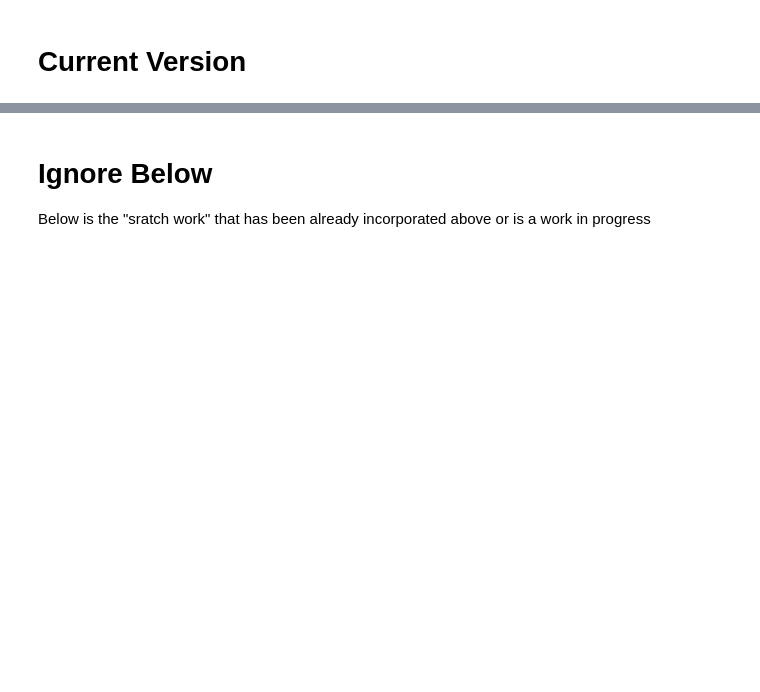
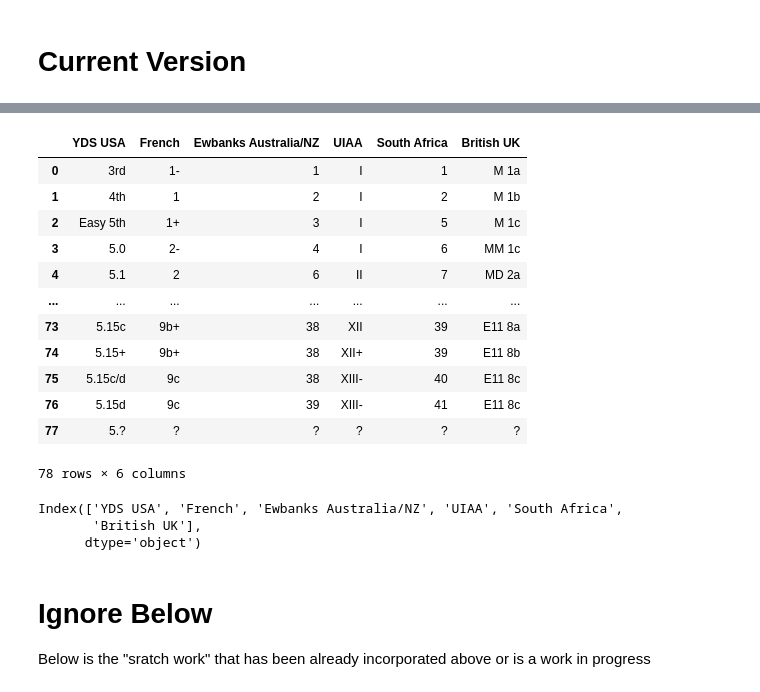
Before and after one commit to Tclack88/MountainProject, a Jupyter notebook: rp_os_pyramids.ipynb, the cells around one changed output, grey strips where cells are left out. Saved outputs shown, nothing was run; the diff lists cells and outputs as text; code cells hidden in the pictures; blank space fills up the shorter version.

Commit message:
update to include change in mountain project's grade chart

```diff
--- a/rp_os_pyramids.ipynb
+++ b/rp_os_pyramids.ipynb
@@ -319,3 +332,27 @@ P.show_pyramids((['trad'],['Solo'])) # input example -- tuple: (['boulder'],['Fl
+# %%
+grade_chart = pd.read_html("https://www.mountainproject.com/international-climbing-grades")
+grade_chart[0]
+# old_ropes = grade_chart[0].YDSUSA[:-1].to_list()
+# %% [output]
+|  | YDS USA | French | Ewbanks Australia/NZ | UIAA | South Africa | British UK |
+| 0 | 3rd | 1- | 1 | I | 1 | M 1a |
+| 1 | 4th | 1 | 2 | I | 2 | M 1b |
+| 2 | Easy 5th | 1+ | 3 | I | 5 | M 1c |
+| 3 | 5.0 | 2- | 4 | I | 6 | MM 1c |
+| 4 | 5.1 | 2 | 6 | II | 7 | MD 2a |
+| ... | ... | ... | ... | ... | ... | ... |
+| 73 | 5.15c | 9b+ | 38 | XII | 39 | E11 8a |
+| 74 | 5.15+ | 9b+ | 38 | XII+ | 39 | E11 8b |
+| 75 | 5.15c/d | 9c | 38 | XIII- | 40 | E11 8c |
+| 76 | 5.15d | 9c | 39 | XIII- | 41 | E11 8c |
+| 77 | 5.? | ? | ? | ? | ? | ? |
+78 rows × 6 columns
+# %%
+grade_chart[0].columns
+# %% [output]
+Index(['YDS USA', 'French', 'Ewbanks Australia/NZ', 'UIAA', 'South Africa',
+       'British UK'],
+      dtype='object')
 # %% [markdown]
 # Ignore Below
 Below is the "sratch work" that has been already incorporated above or is a work in progress
```
Also changed, not shown: parts of 2 cells of this notebook.
